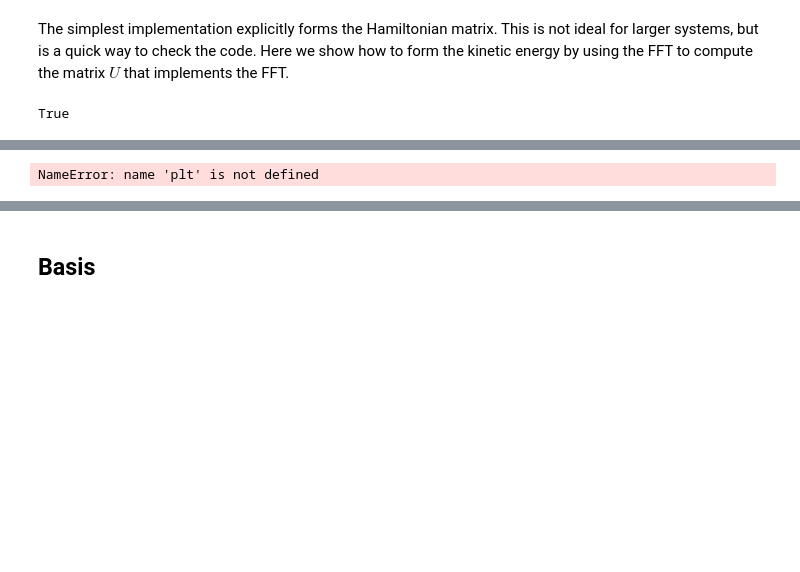
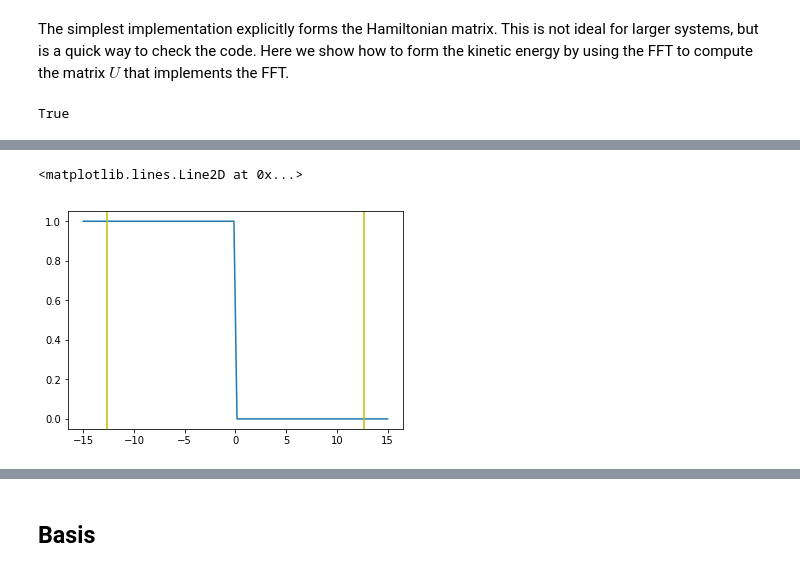
Before and after one commit to Chunde/QuantumFermionicTheory, a Jupyter notebook: quantum-turbulence/2D Vortex.ipynb, the cells around one changed output, grey strips where cells are left out. Cells and saved outputs as stored; diff of their text form; code cells hidden in the pictures; blank space fills up the shorter version.

```diff
--- a/quantum-turbulence/2D Vortex.ipynb
+++ b/quantum-turbulence/2D Vortex.ipynb
@@ -217,6 +224,8 @@ assert np.allclose(H, H.T.conj())
 # %%
-plt.plot(E, s.f(E, E_c=np.inf))
+Es = np.linspace(-15,15,100)
+plt.plot(Es, s.f(Es, E_c=np.inf))
 plt.axvline(E_c, c='y')
 plt.axvline(-E_c, c='y')
 # %% [output]
-NameError: name 'plt' is not defined
+<matplotlib.lines.Line2D at 0x...>
+[figure, added]
```
Also changed, not shown: parts of 9 cells of this notebook, 3 other files.
